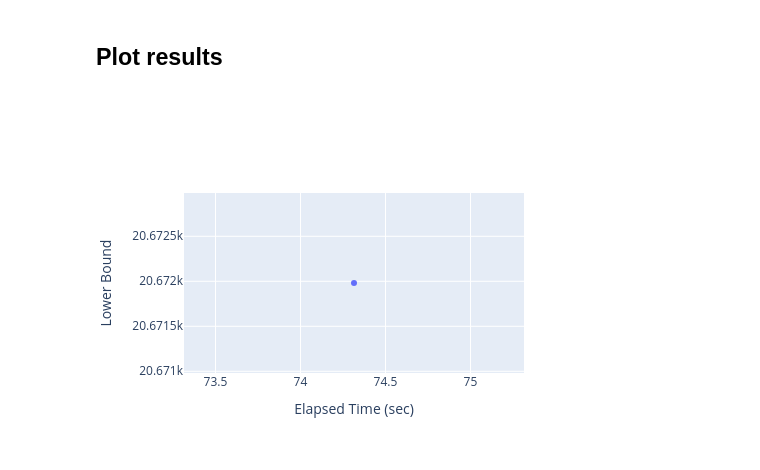
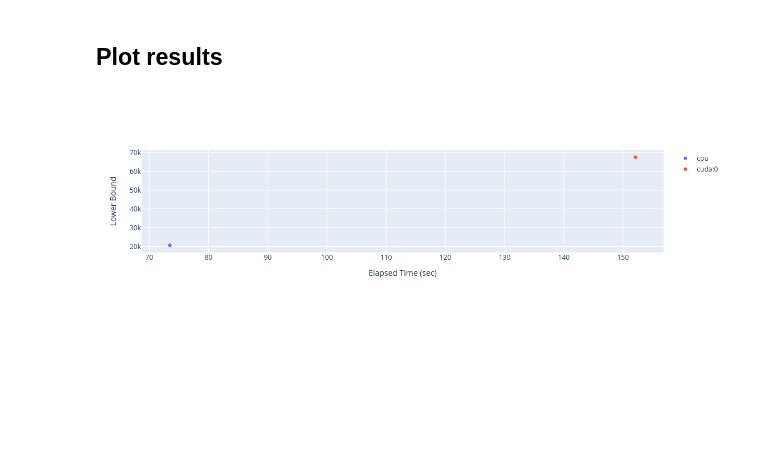
Before and after one commit to joacorapela/svGPFA_simulations, a Jupyter notebook: bugReport/plotGPUbug.ipynb, the cells around one changed output. Saved outputs shown, nothing was run; the diff lists cells and outputs as text; code cells hidden in the pictures; blank space fills up the shorter version.

```diff
--- a/bugReport/plotGPUbug.ipynb
+++ b/bugReport/plotGPUbug.ipynb
@@ -73,8 +73,7 @@ default_params = svGPFA.utils.initUtils.getDefaultParamsDict(
 # %% [markdown]
 ## Perform estimations
 # %%
-# devices = ["cpu", f"cuda:{cuda_device_index}"]
-devices = ["cpu"]
+devices = ["cpu", f"cuda:{cuda_device_index}"]
 elapsed_times = torch.empty((len(devices), n_repeats), dtype=torch.double)
 lower_bounds = torch.empty((len(devices), n_repeats), dtype=torch.double)
 num_fun_eval = torch.empty((len(devices), n_repeats), dtype=torch.double)
@@ -187,22 +312,26 @@ Device cpu, Repeat 0: elapsed time 74.314825, elapsed time per function call 0.0
 # %%
 hoovertext = [[],[]]
 for d, device in enumerate(devices):
     for r in range(n_repeats):
         hoovertext[d].append(
-            (f"num_fun_eval: {num_fun_eval[d,r]}<br>"
-             f"num_iter: {num_iter[d,r]}<br>"
+            (f"elapsed time: {elapsed_times[d,r]}<br>"
              f"elapsed_time_per_funcall: "
-             f"{elapsed_times[d,r]/num_fun_eval[d,r]}"))
+             f"{elapsed_times[d,r]/num_fun_eval[d,r]}<br>"
+             f"lower bound: {lower_bounds[d,r]}<br>"
+             f"num_fun_eval: {num_fun_eval[d,r]}<br>"
+             f"num_iter: {num_iter[d,r]}"
+            )
+        )
 
 fig = go.Figure()
 for d in range(len(devices)):
     trace = go.Scatter(x=elapsed_times[d,:], y=lower_bounds[d, :],
                        mode="markers", name=devices[d],
                        hovertext=hoovertext[d], hoverinfo="text")
     fig.add_trace(trace)
 fig.update_layout(xaxis_title="Elapsed Time (sec)")
 fig.update_layout(yaxis_title="Lower Bound")
 
 fig
 # %% [output]
-[figure, old version]
+[figure, new version]
```
Also changed, not shown: parts of 1 cell of this notebook.
